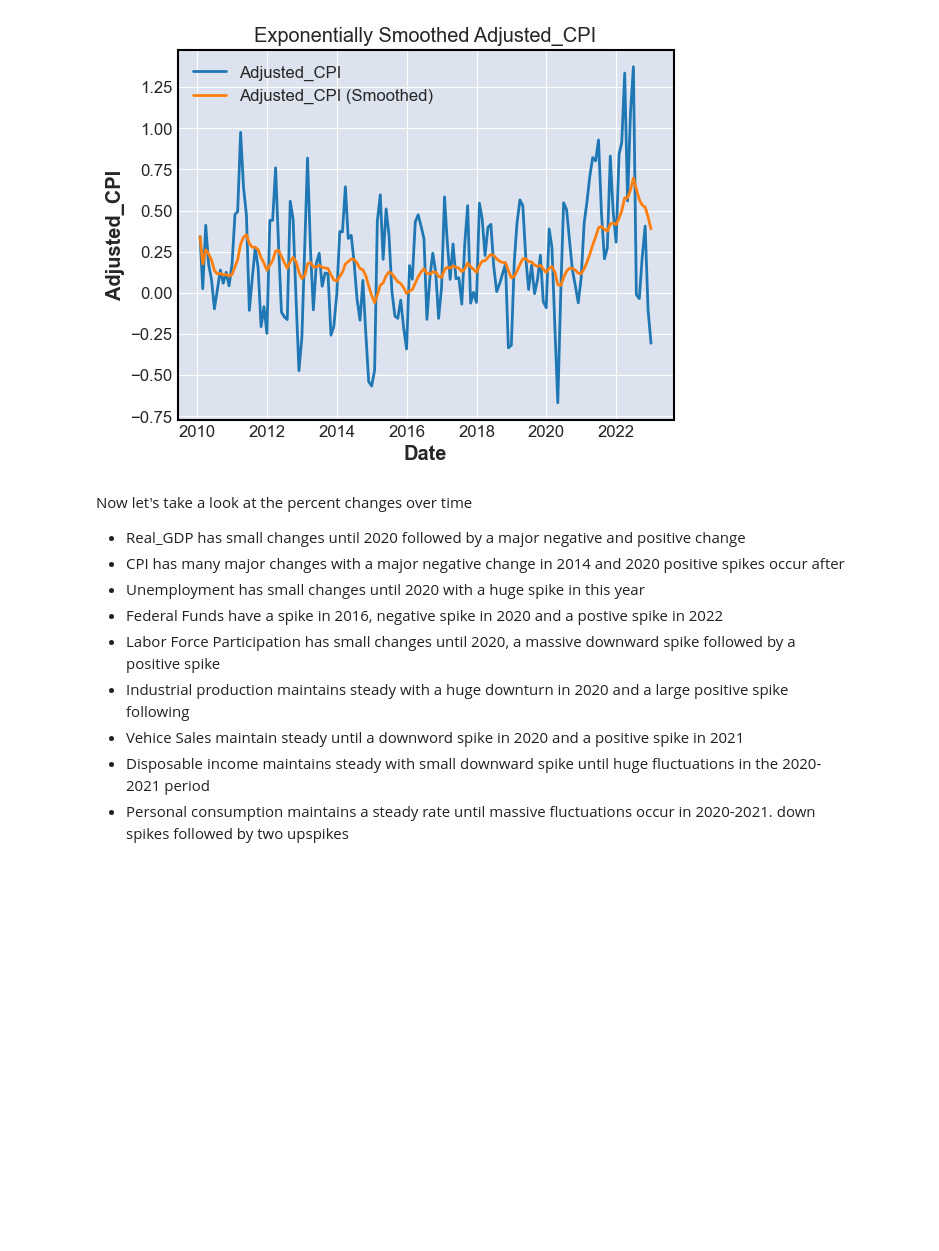
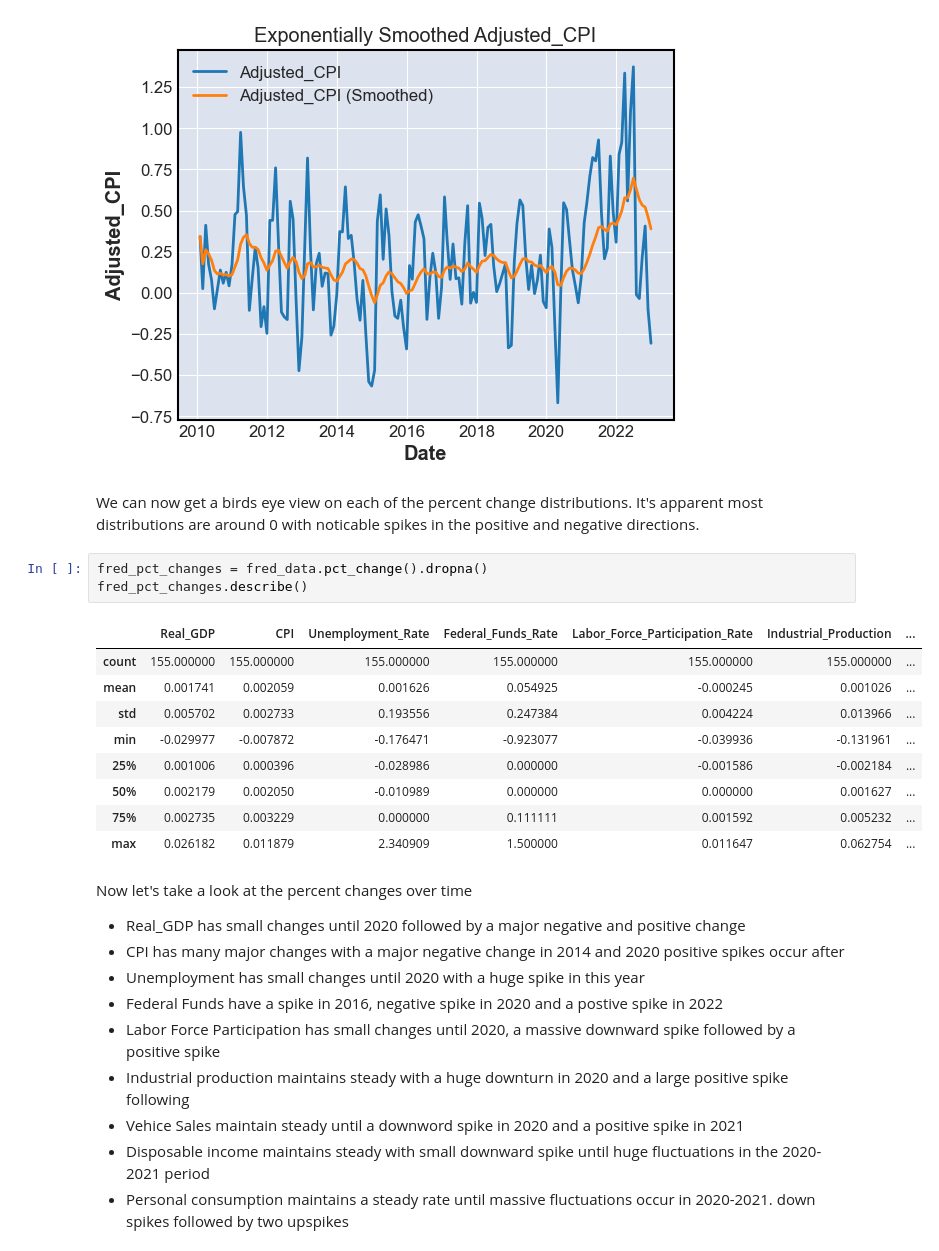
Before and after one commit to AlexanderBaker44/Chat_GPT, a Jupyter notebook: Final_Pipeline/Exploratory_Data_Analysis.ipynb, the cells around one changed output. Drawn from its saved outputs; the diff is of its cells as text; blank space fills up the shorter version.

```diff
--- a/Final_Pipeline/Exploratory_Data_Analysis.ipynb
+++ b/Final_Pipeline/Exploratory_Data_Analysis.ipynb
@@ -143,6 +180,21 @@ for col in fred_data.columns:
 [figure]
 [figure]
 [figure]
+# %% [markdown]
+We can now get a birds eye view on each of the percent change distributions. It's apparent most distributions are around 0 with noticable spikes in the positive and negative directions.
+# %%
+fred_pct_changes = fred_data.pct_change().dropna()
+fred_pct_changes.describe()
+# %% [output]
+|  | Real_GDP | CPI | Unemployment_Rate | Federal_Funds_Rate | Labor_Force_Participation_Rate | Industrial_Production | ... |
+| count | 155.000000 | 155.000000 | 155.000000 | 155.000000 | 155.000000 | 155.000000 | ... |
+| mean | 0.001741 | 0.002059 | 0.001626 | 0.054925 | -0.000245 | 0.001026 | ... |
+| std | 0.005702 | 0.002733 | 0.193556 | 0.247384 | 0.004224 | 0.013966 | ... |
+| min | -0.029977 | -0.007872 | -0.176471 | -0.923077 | -0.039936 | -0.131961 | ... |
+| 25% | 0.001006 | 0.000396 | -0.028986 | 0.000000 | -0.001586 | -0.002184 | ... |
+| 50% | 0.002179 | 0.002050 | -0.010989 | 0.000000 | 0.000000 | 0.001627 | ... |
+| 75% | 0.002735 | 0.003229 | 0.000000 | 0.111111 | 0.001592 | 0.005232 | ... |
+| max | 0.026182 | 0.011879 | 2.340909 | 1.500000 | 0.011647 | 0.062754 | ... |
 # %% [markdown]
 Now let's take a look at the percent changes over time
 - Real_GDP has small changes until 2020 followed by a major negative and positive change
```
Also changed, not shown: parts of 4 cells of this notebook, 3 other files.
